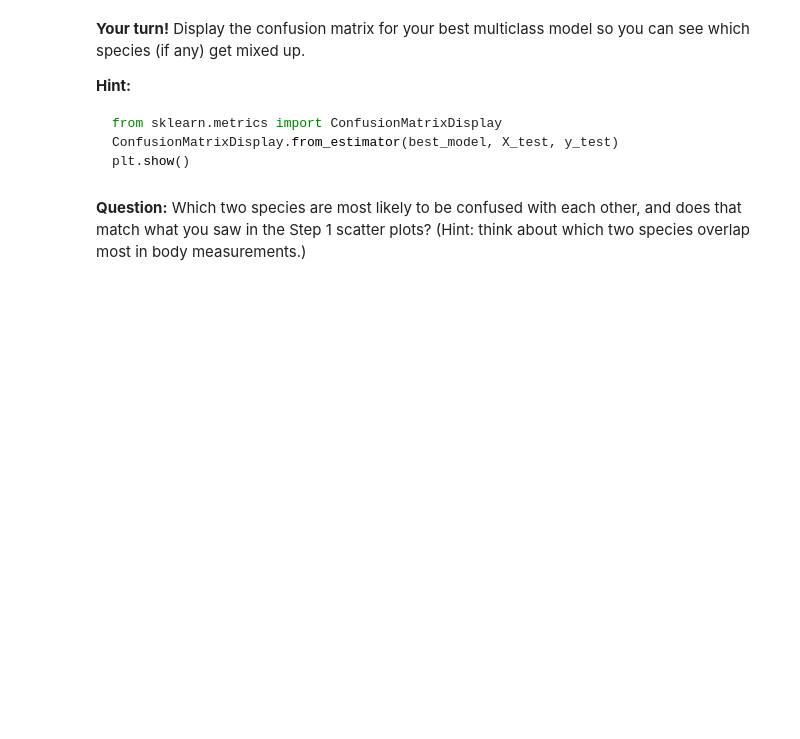
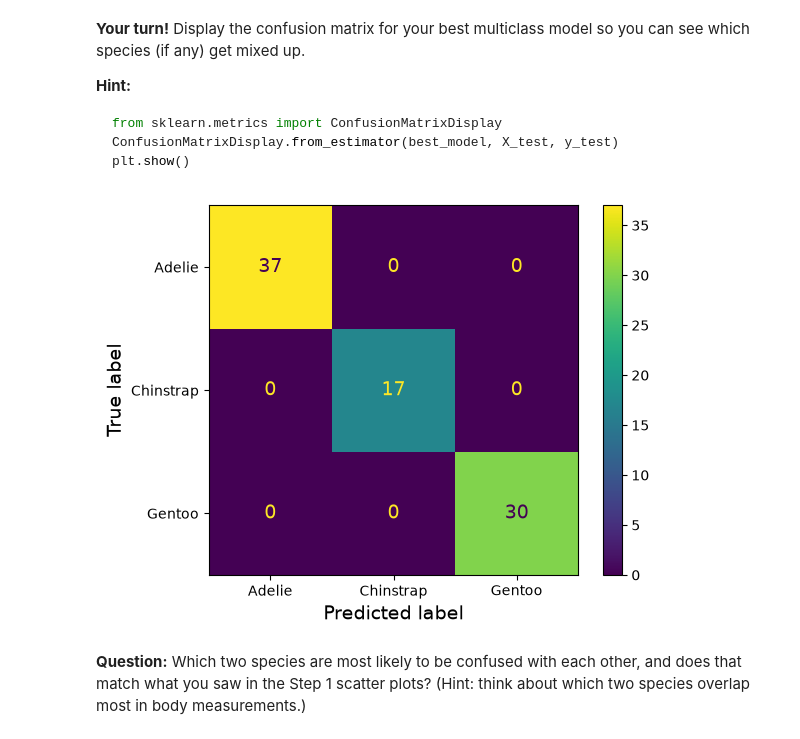
Before and after one commit to tkatz123/IST707-Notebooks, a Jupyter notebook: week5/week5_inclass_exercise.ipynb, the cells around one changed output. Cells and saved outputs as stored; diff of their text form; code cells hidden in the pictures; blank space fills up the shorter version.

Commit message:
Finished first week 5 inclass excercise.

````diff
--- a/week5/week5_inclass_exercise.ipynb
+++ b/week5/week5_inclass_exercise.ipynb
@@ -123,16 +141,32 @@ svm_clf = make_pipeline(StandardScaler(),
 svm_clf.fit(X_train, y_train_gentoo)
 ```
 # %%
+from sklearn.pipeline import make_pipeline
+from sklearn.preprocessing import StandardScaler
+from sklearn.svm import LinearSVC
+
 # TODO: Create boolean targets y_train_gentoo and y_test_gentoo
 #       (True when the species is 'Gentoo').
-# y_train_gentoo = ...
-# y_test_gentoo  = ...
+y_train_gentoo = (y_train == 'Gentoo')
+y_test_gentoo  = (y_test == 'Gentoo')
 
 # TODO: Build a make_pipeline(StandardScaler(), LinearSVC(...)) and fit it
 #       on X_train / y_train_gentoo.
 # Your code here:
 
+svm_clf = make_pipeline(
+    StandardScaler(),
+    LinearSVC(C = 1, dual = True, random_state = 42)
+)
+
+svm_clf.fit(X_train, y_train_gentoo)
 
 
 # TODO: Predict whether the first three test penguins are Gentoo,
 #       and print the prediction next to the true label.
+
+first_three = X_test[:3]
+first_three_preds = svm_clf.predict(first_three)
+
+print(f'Predictions: {first_three_preds}')
+print(f'Actual values: {y_test_gentoo[:3]}')
@@ -184,6 +237,12 @@ for C in [0.01, 0.1, 1, 10, 100]:
     ...
 ```
 # %%
+from sklearn.svm import SVC
 # TODO: Loop over several C values for a scaled linear SVC on the Gentoo task.
 #       Print C and the test accuracy for each.
 # Your code here:
+
+for C in [0.01, 0.1, 1, 10, 100]:
+    clf = make_pipeline(StandardScaler(), SVC(kernel='linear', C=C))
+    clf.fit(X_train, y_train_gentoo)
+    print(f'Accuracy for C = {C}: {accuracy_score(y_test_gentoo, clf.predict(X_test))}')
@@ -275,6 +370,18 @@ rbf = make_pipeline(StandardScaler(), SVC(kernel='rbf', C=5, gamma='scale'))
 rbf.fit(X_train, y_train)          # y_train has 3 classes
 ```
 # %%
+from sklearn.metrics import ConfusionMatrixDisplay
+
 # TODO: Train a scaled RBF SVC and a scaled linear SVC on the 3-class target.
 #       Print both test accuracies.
 # Your code here:
+
+rbf = make_pipeline(StandardScaler(), SVC(kernel='rbf', C=1, gamma='scale'))
+rbf.fit(X_train, y_train)
+
+linear = make_pipeline(StandardScaler(), SVC(kernel='linear', C=5, gamma='scale'))
+linear.fit(X_train, y_train)
+
+
+print(f'Linear accuracy: {accuracy_score(y_test, linear.predict(X_test))}')
+print(f'Non-linear accuracy: {accuracy_score(y_test, rbf.predict(X_test))}')
@@ -288,8 +398,15 @@ ConfusionMatrixDisplay.from_estimator(best_model, X_test, y_test)
 plt.show()
 ```
 # %%
+from sklearn.metrics import ConfusionMatrixDisplay
+
 # TODO: Show the confusion matrix for your best multiclass SVM.
 # Your code here:
+
+ConfusionMatrixDisplay.from_estimator(linear, X_test, y_test)
+plt.show()
+# %% [output]
+[figure, added]
 # %% [markdown]
 **Question:** Which two species are most likely to be confused with each other, and does that match what you saw in the Step 1 scatter plots? (Hint: think about which two species overlap most in body measurements.)
 # %% [markdown]
````
Also changed, not shown: parts of 24 cells of this notebook.
